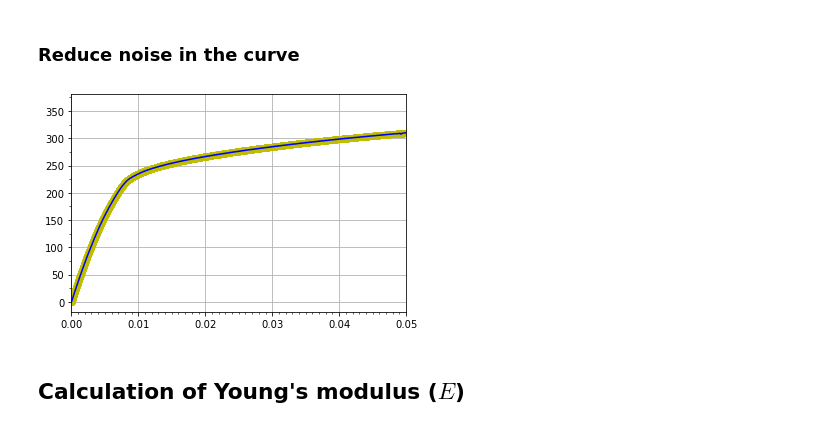
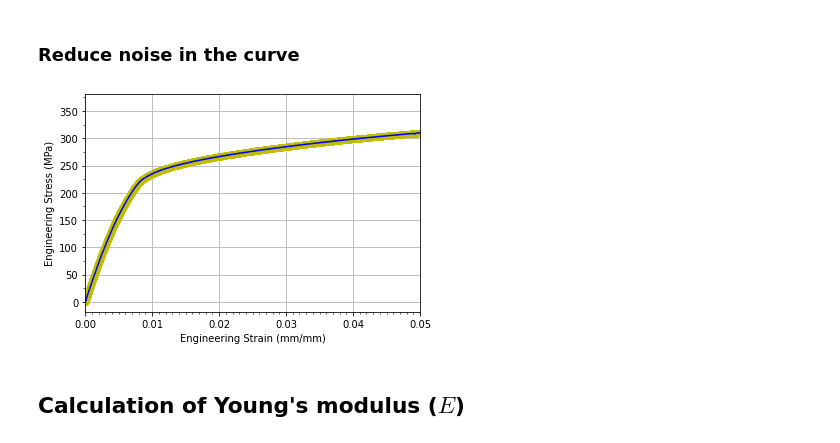
Before and after one commit to algomaster99/meta-btp, a Jupyter notebook: engineering_strain_stress.ipynb, the cells around one changed output. Cells and saved outputs as stored; diff of their text form; code cells hidden in the pictures.

```diff
--- a/engineering_strain_stress.ipynb
+++ b/engineering_strain_stress.ipynb
@@ -77,18 +77,22 @@ save_fig(plt, 'savefig', f'{OUTPUT_DIR}/Engineering stress vs strain.png')
 # %%
 def smooth(y, box_pts):
     box = np.ones(box_pts)/box_pts
     y_smooth = np.convolve(y, box, mode='same')
     return y_smooth
 
+fig , ax = plt.subplots(1,1)
 y_smooth = smooth(y,5)
 _ = plt.plot(x,y, 'yo')
 _ = plt.plot(x, y_smooth, color = 'blue')
 _ = plt.grid(True)
 _ = plt.xlim(0,0.05)
-plt.axes().xaxis.set_minor_locator(MultipleLocator(0.001))
-plt.axes().yaxis.set_minor_locator(MultipleLocator(25))
+
+ax.xaxis.set_minor_locator(MultipleLocator(0.001))
+ax.yaxis.set_minor_locator(MultipleLocator(25))
+_ = plt.xlabel(x_label)
+_ = plt.ylabel(y_label)
 # %% [output]
-[figure, old version]
+[figure, new version]
 # %% [markdown]
 ## Calculation of Young's modulus ($E$)
 # %%
```
Also changed, not shown: parts of 1 cell of this notebook.
